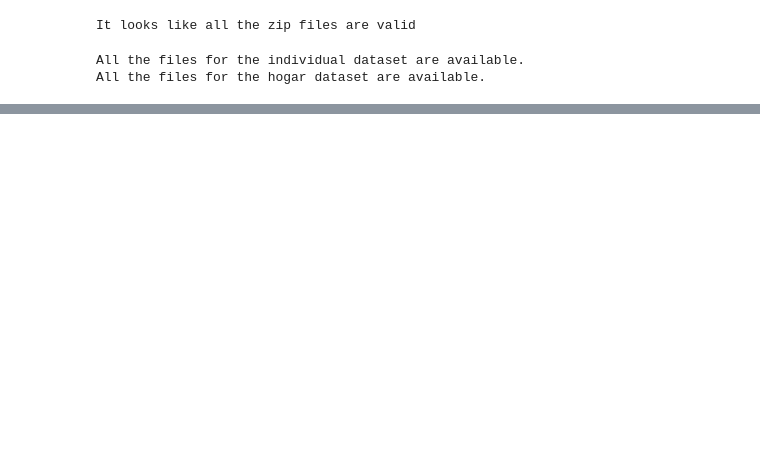
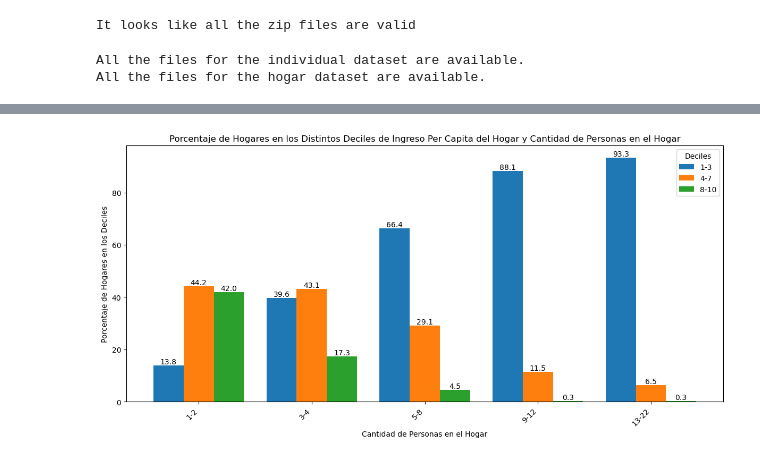
Before and after one commit to jpoletti/eph-database, a Jupyter notebook: bajar-microdatos.ipynb, the cells around one changed output, grey strips where cells are left out. Cells and saved outputs as stored; diff of their text form; code cells hidden in the pictures; blank space fills up the shorter version.

```diff
--- a/bajar-microdatos.ipynb
+++ b/bajar-microdatos.ipynb
@@ -425,0 +490,16 @@ eph.to_csv('EPH.csv', index=False)
+# %%
+decile_groups = ((0, 3), (3, 7), (7, 10))
+
+hogar['DECIFR_group'] = ''
+hogar['DECCFR_group'] = ''
+
+for tupl in decile_groups:
+    # Grouping DECIFR
+    bool_mask = (hogar['DECIFR'] > tupl[0]) & (hogar['DECIFR'] <= tupl[1])
+    hogar.loc[bool_mask, 'DECIFR_group'] = f'{tupl[0]+1}-{tupl[1]}'
+
+    # Grouping DECCFR
+    bool_mask = (hogar['DECCFR'] > tupl[0]) & (hogar['DECCFR'] <= tupl[1])
+    hogar.loc[bool_mask, 'DECCFR_group'] = f'{tupl[0]+1}-{tupl[1]}'
+
+hogar
@@ -425,0 +624,8 @@ eph.to_csv('EPH.csv', index=False)
+# %%
+# Removing unnecessary data
+DECCFR_hogar = hogar.loc[hogar['DECCFR'] != 0,
+                         ['people_group', 'DECCFR_group', 'CODUSU']]
+
+# Grouping the data
+DECCFR_gb = DECCFR_hogar.groupby(['people_group', 'DECCFR_group']).count()
+DECCFR_gb
@@ -425,0 +650,11 @@ eph.to_csv('EPH.csv', index=False)
+# %%
+# Calculating the % column
+# This calculates n for every people_group
+group_sums = DECCFR_gb.groupby(level='people_group')['CODUSU'].sum()
+
+# This calculates the percentages for every people_group
+DECCFR_gb['%'] = (DECCFR_gb['CODUSU'] / DECCFR_gb.groupby(level='people_group')
+                  ['CODUSU'].transform('sum') * 100)
+
+DECCFR_gb = DECCFR_gb.drop(columns=['CODUSU'])
+DECCFR_gb
@@ -425,0 +679,6 @@ eph.to_csv('EPH.csv', index=False)
+# %%
+plot_title = ('Porcentaje de Hogares en los Distintos Deciles de Ingreso' +
+              ' Per Capita del Hogar y Cantidad de Personas en el Hogar')
+plot_people_deciles(DECCFR_gb, 'DECCFR', plot_title)
+# %% [output]
+[figure, added]
```
Also changed, not shown: parts of 41 cells of this notebook.
